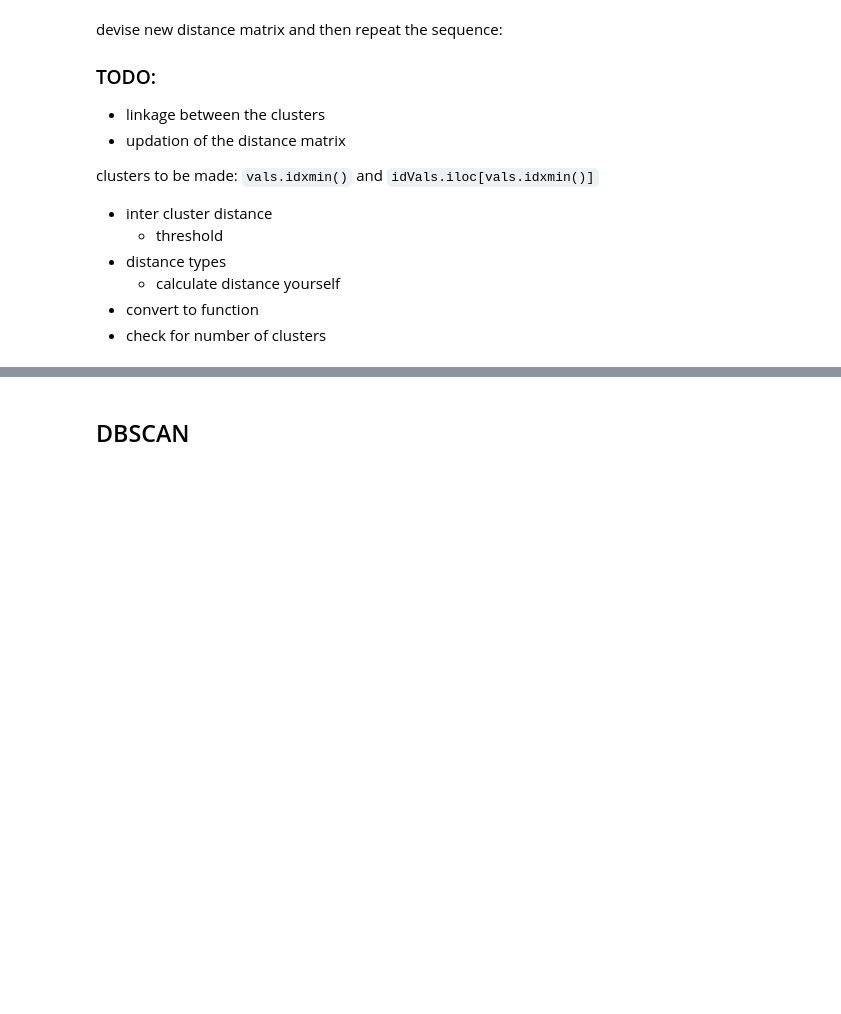
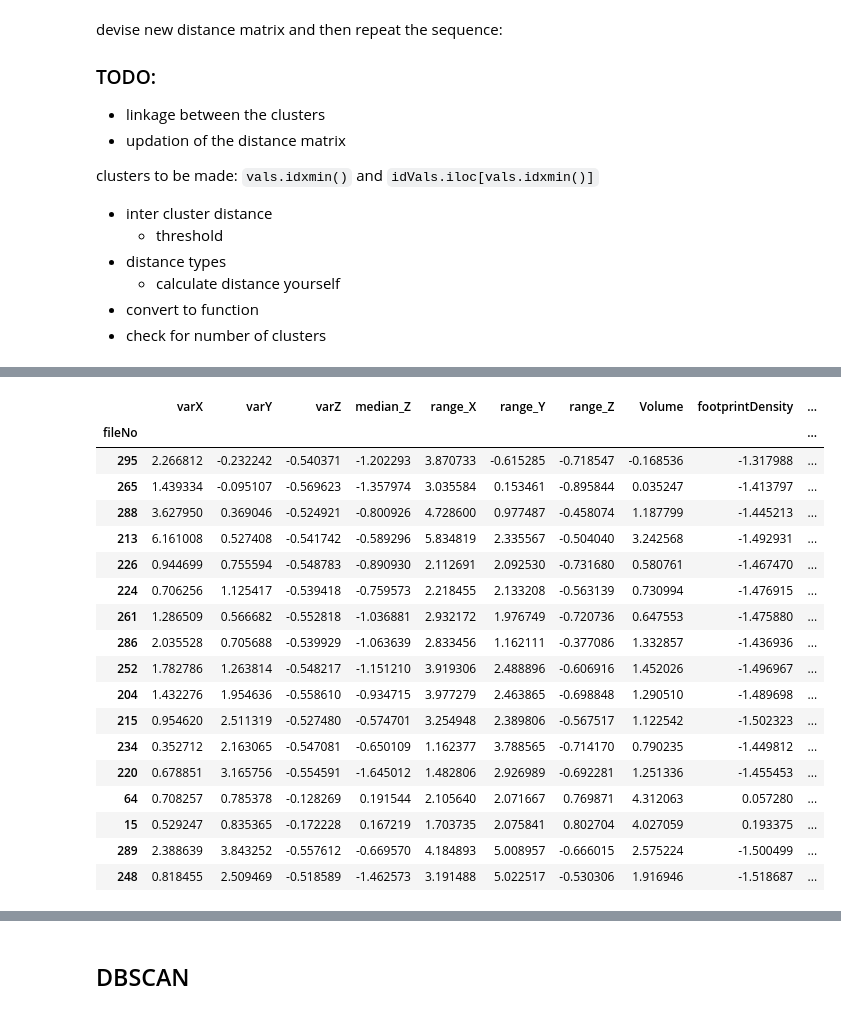
Before and after one commit to pratyush1611/GEO5017_Assignments, a Jupyter notebook: asg01.ipynb, the cells around one changed output, grey strips where cells are left out. Cells and saved outputs as stored; diff of their text form; code cells hidden in the pictures; blank space fills up the shorter version.

Commit message:
output sells for clusters formed from heirarchical clustering

```diff
--- a/asg01.ipynb
+++ b/asg01.ipynb
@@ -295,0 +313,22 @@ HeirarchicalClusters = [standardFeatureDF.loc[i] for i in [cluster1Indices,clust
+# %%
+HeirarchicalClusters[1]
+# %% [output]
+|  | varX | varY | varZ | median_Z | range_X | range_Y | range_Z | Volume | footprintDensity | ... |
+| fileNo |  |  |  |  |  |  |  |  |  | ... |
+| 295 | 2.266812 | -0.232242 | -0.540371 | -1.202293 | 3.870733 | -0.615285 | -0.718547 | -0.168536 | -1.317988 | ... |
+| 265 | 1.439334 | -0.095107 | -0.569623 | -1.357974 | 3.035584 | 0.153461 | -0.895844 | 0.035247 | -1.413797 | ... |
+| 288 | 3.627950 | 0.369046 | -0.524921 | -0.800926 | 4.728600 | 0.977487 | -0.458074 | 1.187799 | -1.445213 | ... |
+| 213 | 6.161008 | 0.527408 | -0.541742 | -0.589296 | 5.834819 | 2.335567 | -0.504040 | 3.242568 | -1.492931 | ... |
+| 226 | 0.944699 | 0.755594 | -0.548783 | -0.890930 | 2.112691 | 2.092530 | -0.731680 | 0.580761 | -1.467470 | ... |
+| 224 | 0.706256 | 1.125417 | -0.539418 | -0.759573 | 2.218455 | 2.133208 | -0.563139 | 0.730994 | -1.476915 | ... |
+| 261 | 1.286509 | 0.566682 | -0.552818 | -1.036881 | 2.932172 | 1.976749 | -0.720736 | 0.647553 | -1.475880 | ... |
+| 286 | 2.035528 | 0.705688 | -0.539929 | -1.063639 | 2.833456 | 1.162111 | -0.377086 | 1.332857 | -1.436936 | ... |
+| 252 | 1.782786 | 1.263814 | -0.548217 | -1.151210 | 3.919306 | 2.488896 | -0.606916 | 1.452026 | -1.496967 | ... |
+| 204 | 1.432276 | 1.954636 | -0.558610 | -0.934715 | 3.977279 | 2.463865 | -0.698848 | 1.290510 | -1.489698 | ... |
+| 215 | 0.954620 | 2.511319 | -0.527480 | -0.574701 | 3.254948 | 2.389806 | -0.567517 | 1.122542 | -1.502323 | ... |
+| 234 | 0.352712 | 2.163065 | -0.547081 | -0.650109 | 1.162377 | 3.788565 | -0.714170 | 0.790235 | -1.449812 | ... |
+| 220 | 0.678851 | 3.165756 | -0.554591 | -1.645012 | 1.482806 | 2.926989 | -0.692281 | 1.251336 | -1.455453 | ... |
+| 64 | 0.708257 | 0.785378 | -0.128269 | 0.191544 | 2.105640 | 2.071667 | 0.769871 | 4.312063 | 0.057280 | ... |
+| 15 | 0.529247 | 0.835365 | -0.172228 | 0.167219 | 1.703735 | 2.075841 | 0.802704 | 4.027059 | 0.193375 | ... |
+| 289 | 2.388639 | 3.843252 | -0.557612 | -0.669570 | 4.184893 | 5.008957 | -0.666015 | 2.575224 | -1.500499 | ... |
+| 248 | 0.818455 | 2.509469 | -0.518589 | -1.462573 | 3.191488 | 5.022517 | -0.530306 | 1.916946 | -1.518687 | ... |
```
Also changed, not shown: parts of 5 cells of this notebook.
